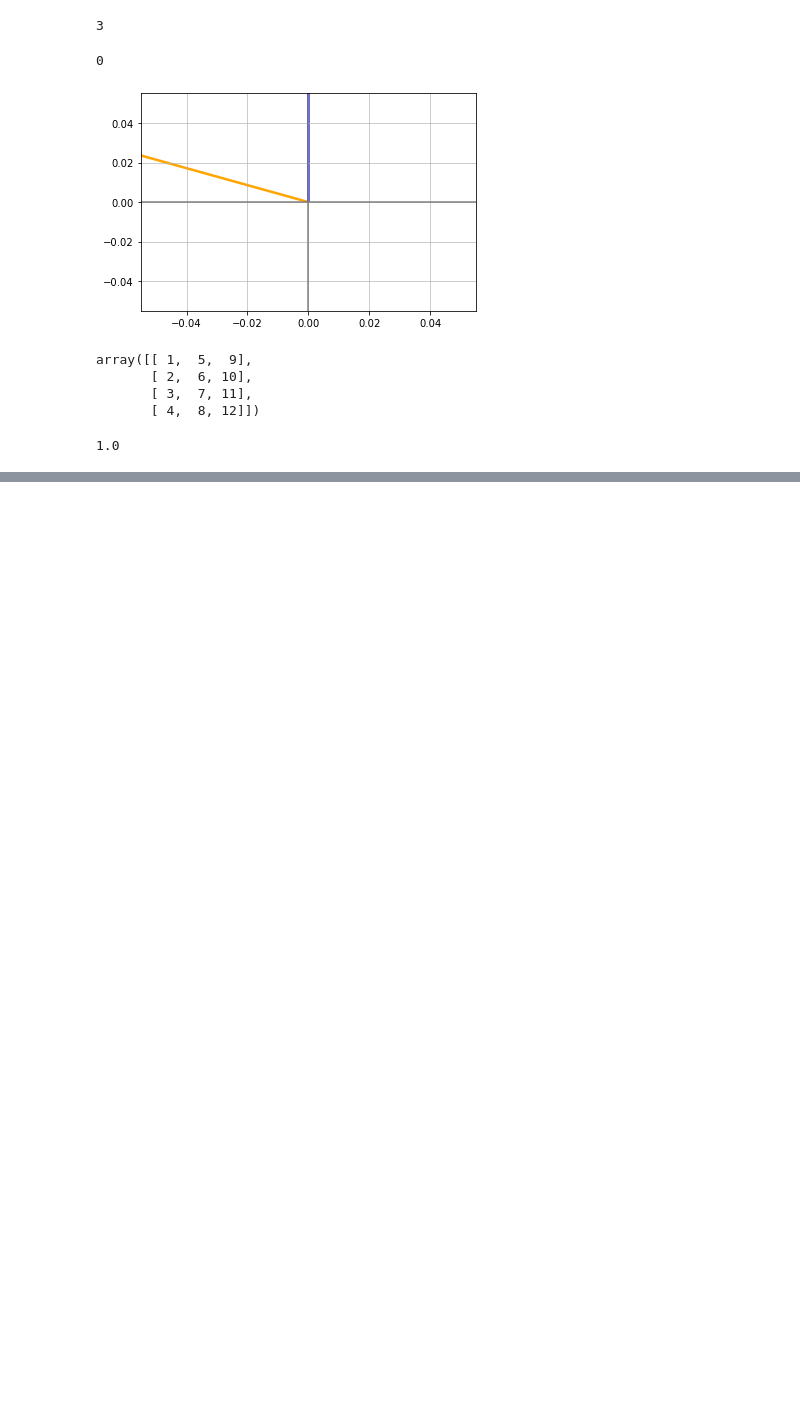
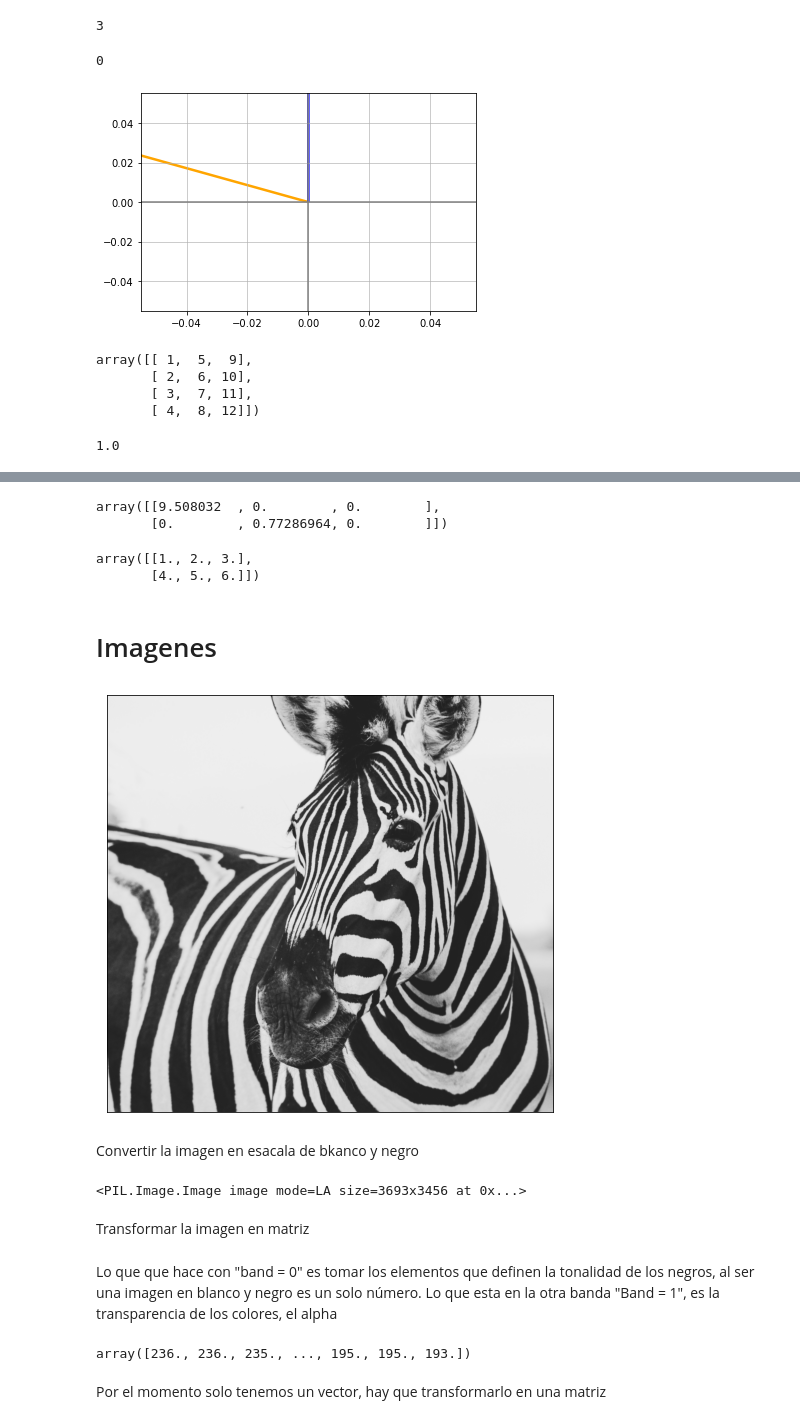
Before and after one commit to Cesarppz/Linux, a Jupyter notebook: algebra/vectores_matrices_tensores.ipynb, the cells around one changed output, grey strips where cells are left out. Saved outputs shown, nothing was run; the diff lists cells and outputs as text; code cells hidden in the pictures; blank space fills up the shorter version.

```diff
--- a/algebra/vectores_matrices_tensores.ipynb
+++ b/algebra/vectores_matrices_tensores.ipynb
@@ -479,0 +764,13 @@ np.linalg.norm(v1)
+# %%
+D = np.concatenate([D,columnaCeros], axis = 1)
+D
+# %% [output]
+array([[9.508032  , 0.        , 0.        ],
+       [0.        , 0.77286964, 0.        ]])
+# %%
+U @ D @ V
+# %% [output]
+array([[1., 2., 3.],
+       [4., 5., 6.]])
+# %% [markdown]
+# Imagenes
@@ -479,0 +779,18 @@ np.linalg.norm(v1)
+# %%
+imagen = Image.open('imagen_ejemplo_cebra.jpg')
+plt.figure(figsize=(8,8))
+plt.imshow(imagen)
+plt.xticks([])
+plt.yticks([])
+plt.show()
+# %% [output]
+[figure, added]
+# %% [markdown]
+Convertir la imagen en esacala de bkanco y negro
+# %%
+imagen_grey = imagen.convert('LA')
+print(imagen_grey)
+# %% [output]
+<PIL.Image.Image image mode=LA size=3693x3456 at 0x...>
+# %% [markdown]
+Transformar la imagen en matriz
@@ -479,0 +801,8 @@ np.linalg.norm(v1)
+# %% [markdown]
+Lo que que hace con "band = 0" es tomar los elementos que definen la tonalidad de los negros, al ser una imagen en blanco y negro es un solo número. Lo que esta en la otra banda "Band = 1", es la transparencia de los colores, el alpha
+# %%
+imagen_matrix
+# %% [output]
+array([236., 236., 235., ..., 195., 195., 193.])
+# %% [markdown]
+Por el momento solo tenemos un vector, hay que transformarlo en una matriz
```
Also changed, not shown: parts of 130 cells of this notebook, 3 other files.
